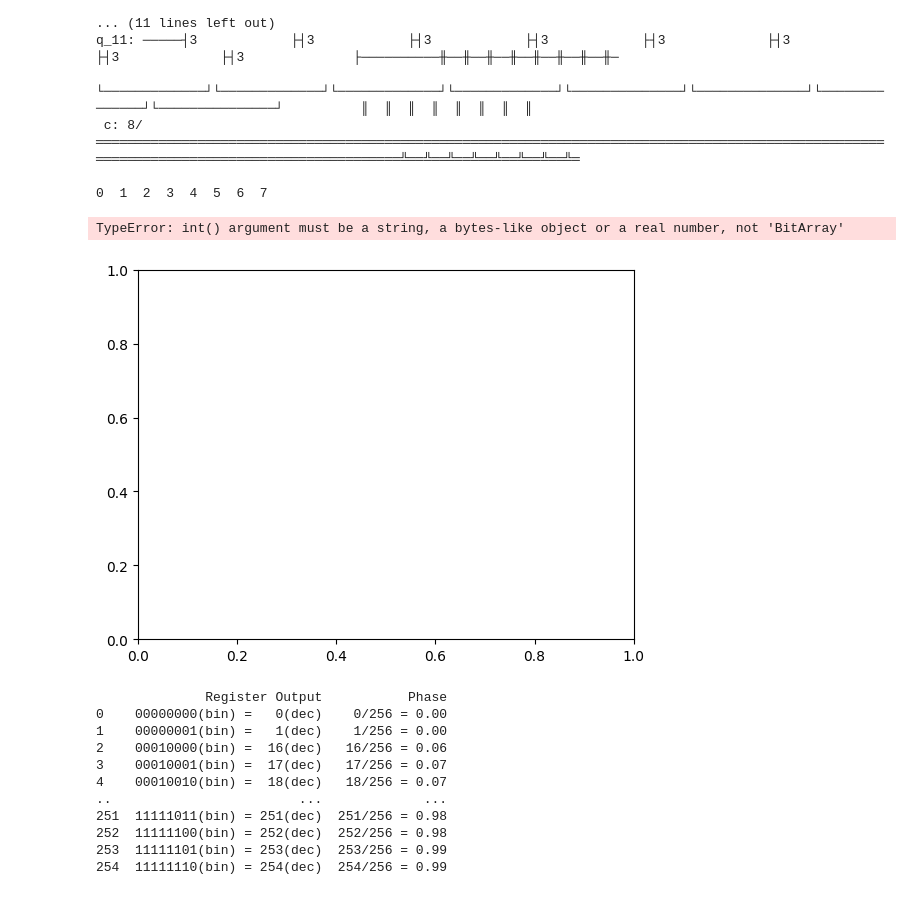
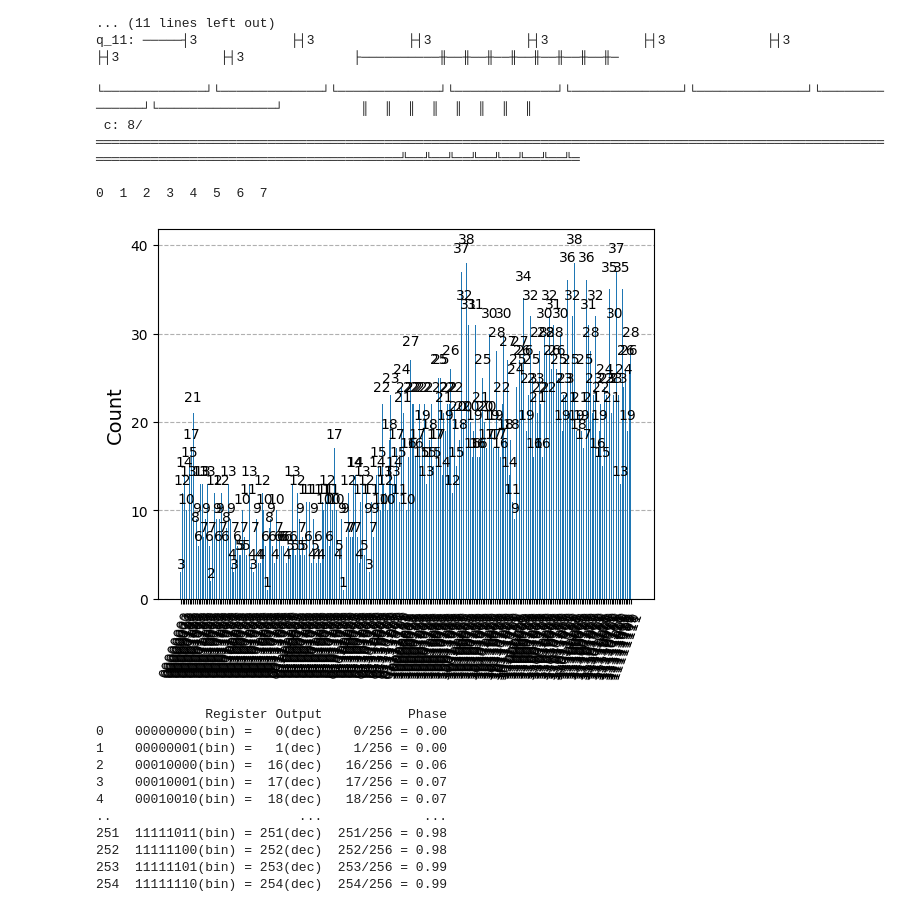
Before and after one commit to jacksonwalters/quantum-computing, a Jupyter notebook: shor_algorithm.ipynb, the cells around one changed output. Cells and saved outputs as stored; diff of their text form; code cells hidden in the pictures.

Commit message:
get counts properly

```diff
--- a/shor_algorithm.ipynb
+++ b/shor_algorithm.ipynb
@@ -158,10 +158,9 @@ result = job.result()
 # %%
 # Get the counts
 counts = result[0].data.c.get_counts()
-plot_histogram(result[0].data)
+plot_histogram(counts)
 # %% [output]
-TypeError: int() argument must be a string, a bytes-like object or a real number, not 'BitArray'
-[figure, old version]
+[figure, new version]
 # %%
 rows, measured_phases = [], []
 for output in counts:
```
